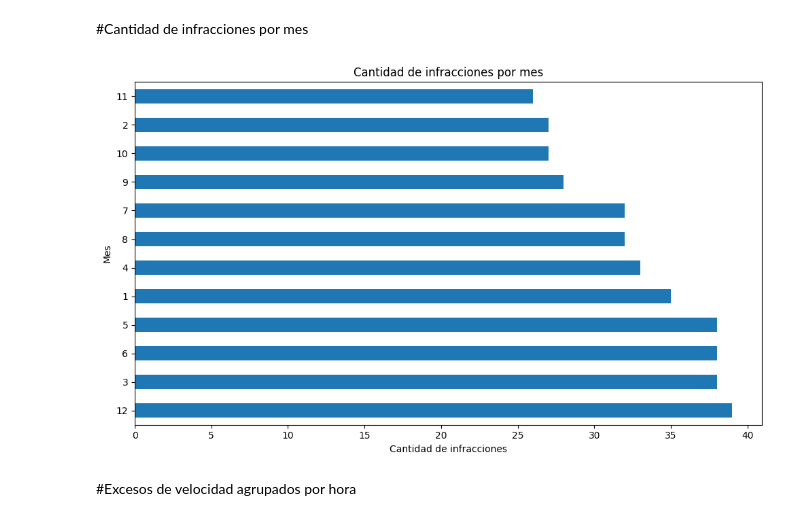
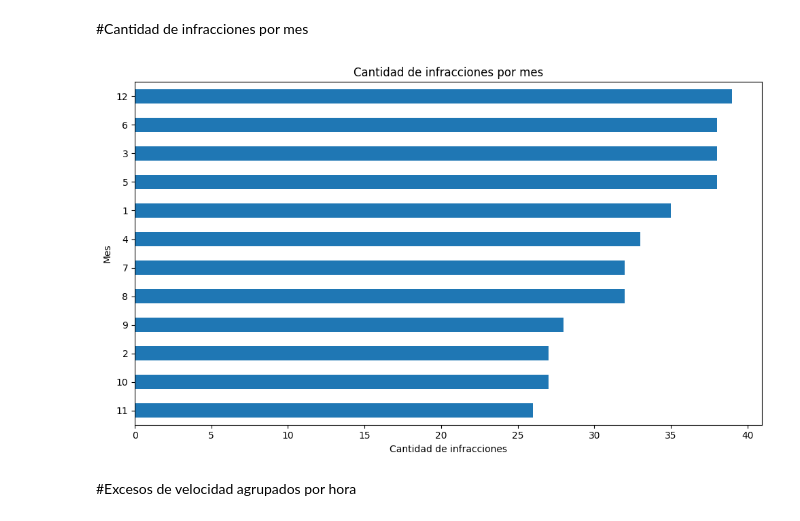
Before and after one commit to FrancoLavi/urban-flow-tp, a Jupyter notebook: Urban_Flow.ipynb, the cells around one changed output. Saved outputs shown, nothing was run; the diff lists cells and outputs as text; code cells hidden in the pictures.

```diff
--- a/Urban_Flow.ipynb
+++ b/Urban_Flow.ipynb
@@ -478,7 +525,3 @@ Las columnas observadas son:
  - velocidad_maxima
 # %% [markdown]
 #Crear columna exceso_velocidad_real
-# %%
-df["exceso_velocidad_real"] = df["velocidad_registrada"] - df["velocidad_maxima"]
-
-df[["patente", "exceso_velocidad_real"]].head(10)
@@ -497,6 +549,2 @@ df[["patente", "exceso_velocidad_real"]].head(10)
 # %% [markdown]
 #Crear columna exceso_velocidad
-# %%
-df["exceso_velocidad"] = df["velocidad_registrada"] - (df["velocidad_maxima"] * 1.05)
-
-df[["patente", "exceso_velocidad"]].head(10)
@@ -699,14 +796,30 @@ plt.show()
 # %% [markdown]
 #Porcentaje de infracciones por hora
 # %%
-df["hora_dt"] = pd.to_datetime(df["hora"], format="%H:%M", errors="coerce")
+# Filtrado de horas inválidas (00:00 imputado)
+df_hora = df[df["hora"] != "00:00"].copy()
 
-df["hora_solo"] = df["hora_dt"].dt.hour
+# Conversión a datetime
+df_hora["hora_dt"] = pd.to_datetime(
+  df_hora["hora"],
+  format="%H:%M",
+  errors="coerce"
+)
 
-infracciones_por_hora = df["hora_solo"].value_counts().sort_index()
+# Extracción de la hora
+df_hora["hora_solo"] = df_hora["hora_dt"].dt.hour
 
+# Conteo de infracciones por hora
+infracciones_por_hora = (
+  df_hora["hora_solo"]
+  .value_counts()
+  .sort_index()
+)
+
+# Gráfico
 plt.figure(figsize=(8, 8))
 infracciones_por_hora.plot(kind="pie", autopct="%1.1f%%")
+
 plt.title("Porcentaje de infracciones por hora")
 plt.ylabel("")
 plt.tight_layout()
@@ -718,26 +831,29 @@ plt.show()
 # %% [markdown]
 #Cantidad de infracciones por mes
 # %%
-df_meses = df[df["fecha"] != pd.to_datetime("1932-01-01")]
+# Se excluye la fecha 1932-01-01 porque representa fechas inválidas imputadas
+df_meses = df[df["fecha"] != pd.to_datetime("1932-01-01")].copy()
 
+# Conteo de infracciones por mes, ordenado de mayor a menor
 infracciones_por_mes = (
-    df_meses["fecha"]
-    .dt.month
-    .value_counts()
-    .sort_values(ascending=False)
+  df_meses["fecha"]
+  .dt.month
+  .value_counts()
+  .sort_values(ascending=True)
 )
 
 plt.figure(figsize=(10, 6))
 infracciones_por_mes.plot(kind="barh")
+
 plt.title("Cantidad de infracciones por mes")
 plt.xlabel("Cantidad de infracciones")
 plt.ylabel("Mes")
+
 plt.tight_layout()
-
 plt.savefig("urban_flow/data/interim/plots/months.jpg")
 plt.show()
 # %% [output]
-[figure, old version]
+[figure, new version]
 # %% [markdown]
 #Excesos de velocidad agrupados por hora
 # %%
```
Also changed, not shown: parts of 20 cells of this notebook.
